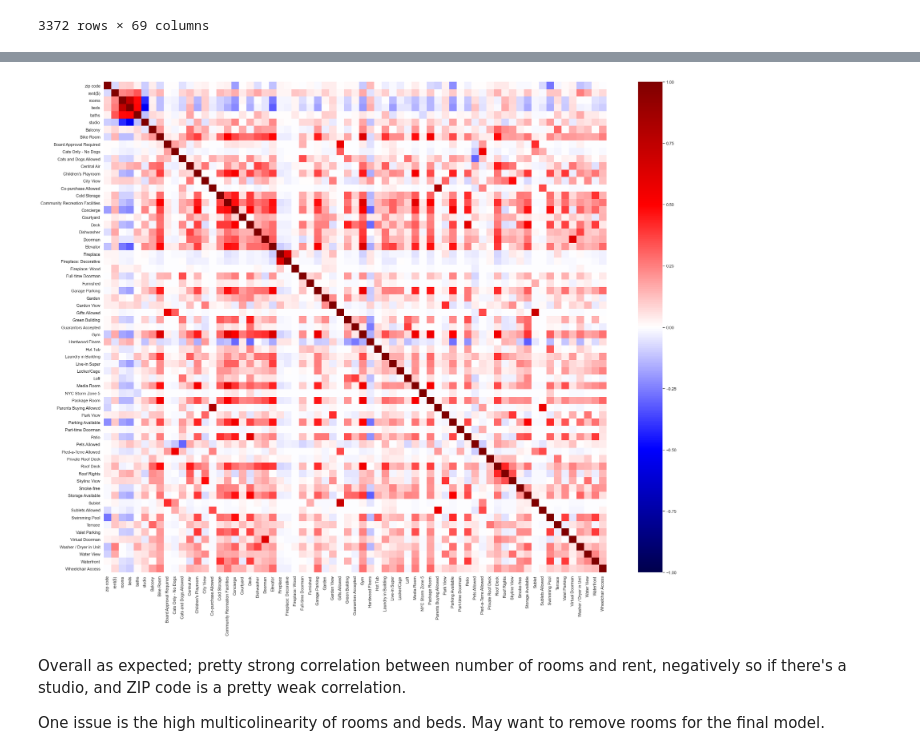
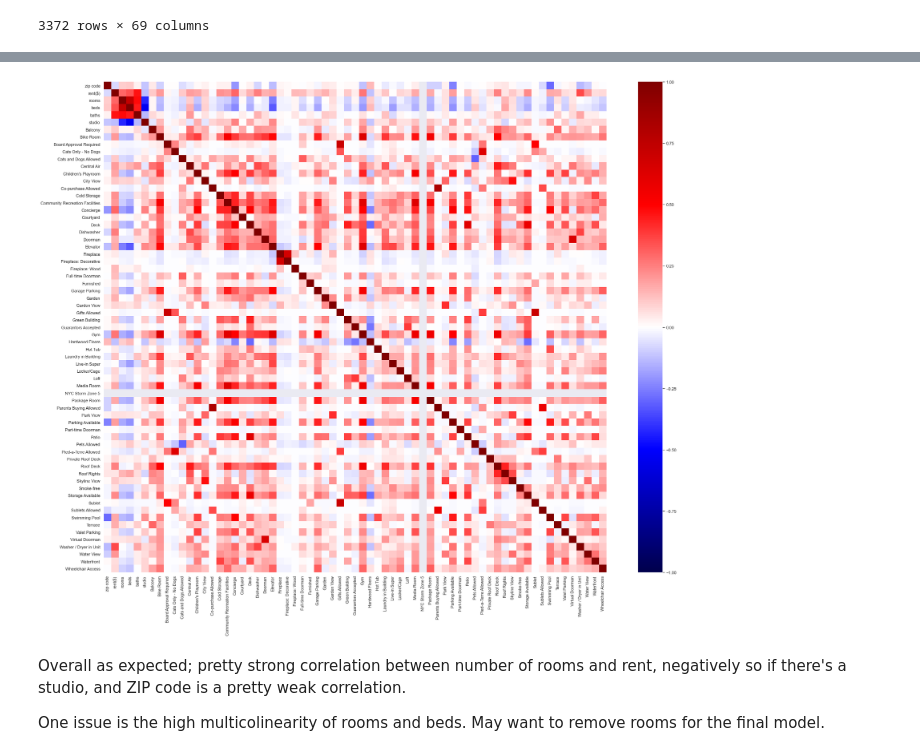
Before and after one commit to nickdellaquilo/Apartment-Regression, a Jupyter notebook: MVP Regression.ipynb, the cells around one changed output, grey strips where cells are left out. Cells and saved outputs as stored; diff of their text form; code cells hidden in the pictures.

```diff
--- a/MVP Regression.ipynb
+++ b/MVP Regression.ipynb
@@ -48,0 +64,3 @@ memory usage: 1.8+ MB
+# %%
+df = MVP_frame[(MVP_frame[["rent($)"]] > 0).all(axis=1)]
+df.describe()
@@ -48,0 +78,3 @@ memory usage: 1.8+ MB
+# %%
+df = df[(df[["rooms", "beds", "baths"]] != -1).all(axis=1)]
+df.describe()
@@ -64,9 +107,9 @@ MVP_frame.corr()
 67 rows × 67 columns
 # %%
 plt.figure(figsize = (30, 24))
-sns.heatmap(MVP_frame.corr(), cmap="seismic", annot=False, vmin=-1, vmax=1);
+sns.heatmap(df.corr(), cmap="seismic", annot=False, vmin=-1, vmax=1);
 # %% [output]
-[figure, old version]
+[figure, new version]
 # %% [markdown]
 Overall as expected; pretty strong correlation between number of rooms and rent, negatively so if there's a studio, and ZIP code is a pretty weak correlation.
 
```
Also changed, not shown: parts of 23 cells of this notebook.
